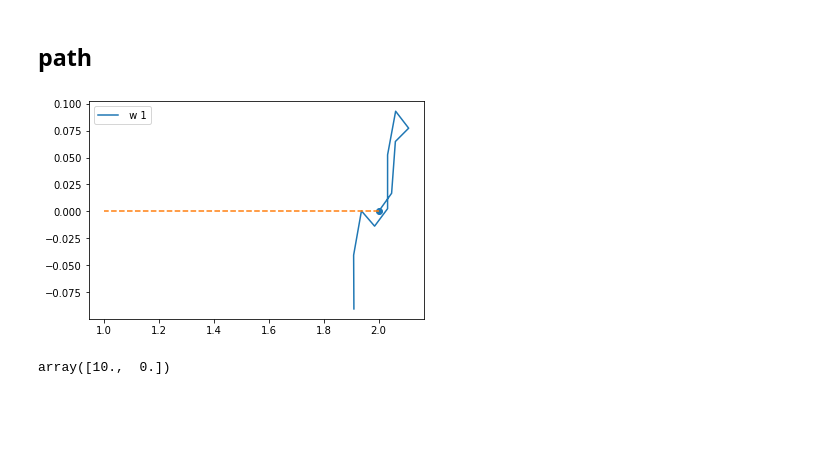
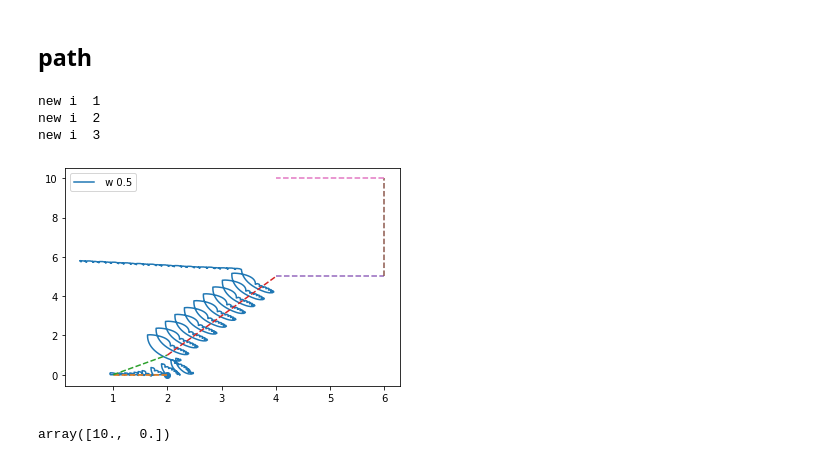
Before and after one commit to Nyctolex/Autonomous-Car, a Jupyter notebook: Path Control/Alex's junk code/Path Control Mathematics.ipynb, the cells around one changed output. Drawn from its saved outputs; the diff is of its cells as text; code cells hidden in the pictures; blank space fills up the shorter version.

Commit message:
using next_point_controller

```diff
--- a/Path Control/Alex's junk code/Path Control Mathematics.ipynb
+++ b/Path Control/Alex's junk code/Path Control Mathematics.ipynb
@@ -635,24 +703,26 @@ def line_point_distance(line, point):
     n_hat = hat(n)
     return np.dot(point, n_hat)
 
-def passed_section(p1, p2, point):
-    p = p2-p1
-    p3 = p2-point
-    return p@p3 < 0
 
-def distance_to_end_section(p, point):
+
+def distance_to_end_section(line, point):
+    p = line[1]-line[0]
     p_hat = hat(p)
-    p3 = p2-point
-    return p_hat@p3
+    p3 = line[1]-point
+    return np.dot(p_hat,p3)
+
+def passed_section(line, point):
+    return distance_to_end_section(line, point) < 0
 
 
 def find_next_section(path, position,current_index, threshold):
+    line = np.array([path[current_index], path[current_index+1]])
     if current_index == len(path)-2:
         return current_index
-    have_passed_section = passed_section(path[current_index], path[current_index+1], position)
+    have_passed_section = passed_section(line, position)
     if  have_passed_section:
         return current_index + 1
-    if (not have_passed_section) and (distance_to_end_section(path[current_index], path[current_index+1], position) < threshold):
+    if (not have_passed_section) and (distance_to_end_section(line, position) < threshold):
         return current_index + 1
     return current_index
 # %%
@@ -722,6 +792,14 @@ def angle_controller(line, direction):
     if is_clock_wise_angle(p,  direction):
         return angle
     return -1*angle
+
+
+def next_point_controller(point, position, velocity_vector):
+    pointing_vector = point-position
+    angle = inner_angle(velocity_vector, pointing_vector)
+    if is_clock_wise_angle(pointing_vector,  velocity_vector):
+        return angle
+    return -1*angle
 # %%
 import numpy as np
 from numpy.linalg import norm
@@ -741,11 +819,13 @@ def simulation(w, end_section_threshold, learning_rate, path,initial_pos, initia
     i = 0
     for t in range(max_itteration):
         old_i = i
-        if i == len(path)-2 and passed_section(path[i], path[i+1], car.position):
+        line = np.array([path[i], path[i+1]])
+        if i == len(path)-1 and passed_section(line, car.position):
             break
-        i = find_next_section(path, pt,i, end_section_threshold)
+        i = find_next_section(path, car.position ,i, end_section_threshold)
         if (old_i != i):
             print("new i ", i)
+
 
 
         theta = car.get_direction()
@@ -759,11 +839,13 @@ def simulation(w, end_section_threshold, learning_rate, path,initial_pos, initia
 
         proportional = (w*d/(w*d+1))
         d_theta = (1-proportional)*parallel_direction_change + proportional*distance_direction_change
+        d_theta = 0.2*next_point_controller(line[1], car.position, v)
         new_theta =theta +  d_theta
 
         car.set_direction(new_theta)
         car.update_position(dt)
         car_path.append(car.position)
+        # print("distance ", distance_to_end_section(line, car.position))
 
 
 
@@ -779,25 +861,29 @@ def simulation(w, end_section_threshold, learning_rate, path,initial_pos, initia
 # %%
 import numpy as np
 from numpy.linalg import norm
 import matplotlib.pyplot as plt
 %matplotlib inline
 #hyper parameters
-w = 1
-end_section_threshold = 0.1
+w = 0.5
+end_section_threshold = 0.01
 initial_velocity = 0.1
 dt = 0.5
 learning_rate = 0.5
 
 initial_pos = np.array([2,0])
 #initial parameters
 path = np.array([initial_pos, [1,0], [2,1], [4,5],[6,5], [6, 10], [4,10]])
-path = path[:2]
+# path = path[:4]
 
 initial_theta = np.pi/2
 
-simulation(w, end_section_threshold, learning_rate, path,initial_pos, initial_velocity, initial_theta, dt, 10)
+simulation(w, end_section_threshold, learning_rate, path,initial_pos, initial_velocity, initial_theta, dt, 1000)
+# plt.xlim([0.5, 1.25])
 # %% [output]
+new i  1
+new i  2
+new i  3
-[figure, old version]
+[figure, new version]
 # %%
 r = 10
 theta = np.linspace(0, 2*np.pi, 9)
```
Also changed, not shown: parts of 11 cells of this notebook, 1 other file.
